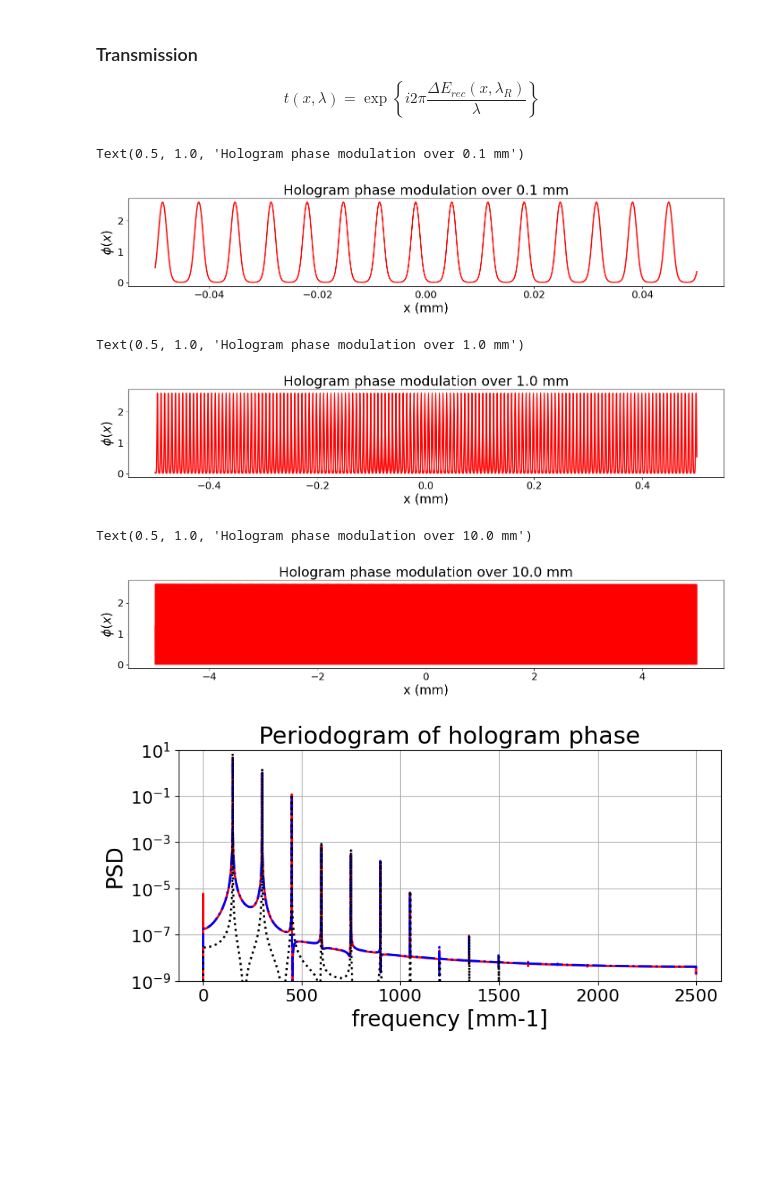
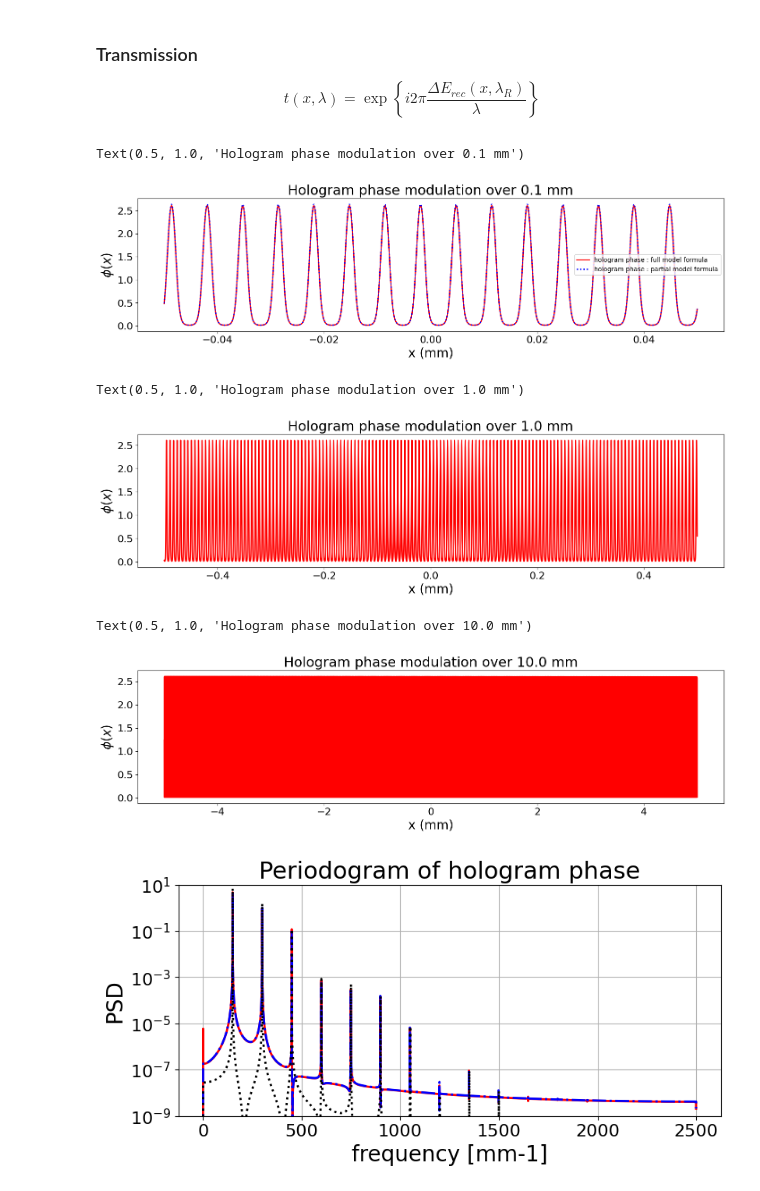
Before and after one commit to sylvielsstfr/AuxtelPSFpoppy, a Jupyter notebook: docs/notebooks/introdiffraction/06_EmulationInterferenceTwoSources.ipynb, the cells around one changed output. Drawn from its saved outputs; the diff is of its cells as text; code cells hidden in the pictures; blank space fills up the shorter version.

```diff
--- a/docs/notebooks/introdiffraction/06_EmulationInterferenceTwoSources.ipynb
+++ b/docs/notebooks/introdiffraction/06_EmulationInterferenceTwoSources.ipynb
@@ -564,14 +564,16 @@ y_holo_ph_1A = Holo_Phase_1A(x)
 y_holo_ph_2A = Holo_Phase_2A(x)
 y_holo_ph_3A = Holo_Phase_3A(x)
 # %%
-fig,ax  = plt.subplots(1,1,figsize=(14,3),layout="constrained",sharex=True)
-ax.plot(x,y_holo_ph_1A,'-r',label = "hologram phase : full - simplified formula")
+fig,ax  = plt.subplots(1,1,figsize=(14,4),layout="constrained",sharex=True)
+ax.plot(x,y_holo_ph_1A,'-r',label = "hologram phase : full model formula")
+ax.plot(x,y_holo_ph_2A,':b',label = "hologram phase : partial model formula")
 ax.set_xlabel("x (mm)")
-ax.set_ylabel("$\phi(x)$")
+ax.set_ylabel("$\\phi(x)$")
+ax.legend()
 ax.set_title(f"Hologram phase modulation over {delta_x} mm")
 # %% [output]
 Text(0.5, 1.0, 'Hologram phase modulation over 0.1 mm')
-[figure, old version]
+[figure, new version]
 # %%
 NPOINTS = 10000
 x = np.linspace(-.5,0.5,NPOINTS)
@@ -581,14 +583,14 @@ y_holo_ph_1A = Holo_Phase_1A(x)
 y_holo_ph_2A = Holo_Phase_2A(x)
 y_holo_ph_3A = Holo_Phase_3A(x)
 
-fig,ax  = plt.subplots(1,1,figsize=(14,3),layout="constrained",sharex=True)
+fig,ax  = plt.subplots(1,1,figsize=(14,4),layout="constrained",sharex=True)
 ax.plot(x,y_holo_ph_1A,'-r',label = "hologram phase : full - simplified formula")
 ax.set_xlabel("x (mm)")
-ax.set_ylabel("$\phi(x)$")
+ax.set_ylabel("$\\phi(x)$")
 ax.set_title(f"Hologram phase modulation over {delta_x} mm")
 # %% [output]
 Text(0.5, 1.0, 'Hologram phase modulation over 1.0 mm')
-[figure, old version]
+[figure, new version]
 # %%
 NPOINTS = 50000
 x = np.linspace(-5.0,5.0,NPOINTS)
@@ -600,14 +602,14 @@ y_holo_ph_2A = Holo_Phase_2A(x)
 y_holo_ph_3A = Holo_Phase_3A(x)
 
 
-fig,ax  = plt.subplots(1,1,figsize=(14,3),layout="constrained",sharex=True)
+fig,ax  = plt.subplots(1,1,figsize=(14,4),layout="constrained",sharex=True)
 ax.plot(x,y_holo_ph_1A,'-r',label = "hologram phase : full - simplified formula")
 ax.set_xlabel("x (mm)")
-ax.set_ylabel("$\phi(x)$")
+ax.set_ylabel("$\\phi(x)$")
 ax.set_title(f"Hologram phase modulation over {delta_x} mm")
 # %% [output]
 Text(0.5, 1.0, 'Hologram phase modulation over 10.0 mm')
-[figure, old version]
+[figure, new version]
 # %%
 fpe_1A, Pxx_dene_1A = periodogram(y_holo_ph_1A, fs=1/dx)
 fpe_2A, Pxx_dene_2A = periodogram(y_holo_ph_2A, fs=1/dx)
```
Also changed, not shown: 1 other file.
